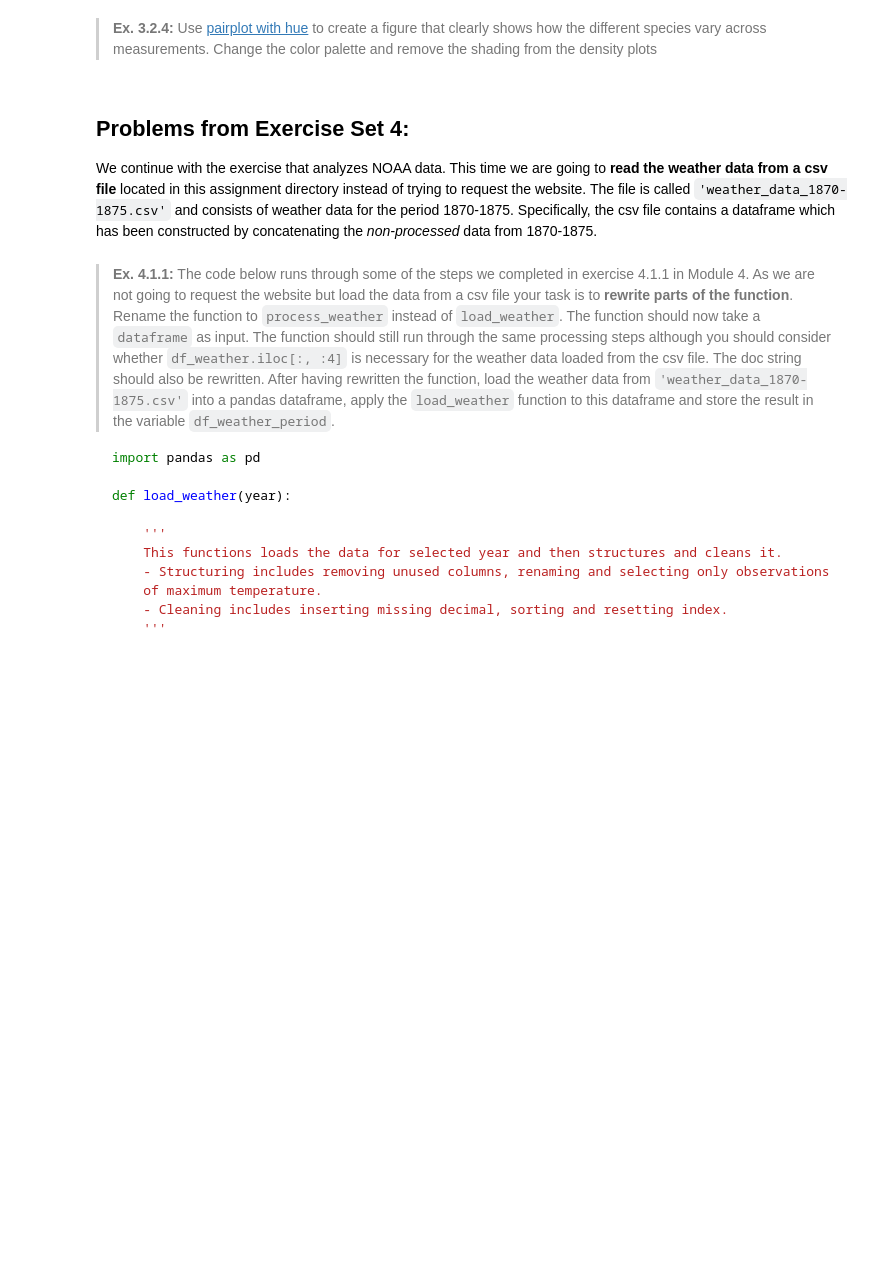
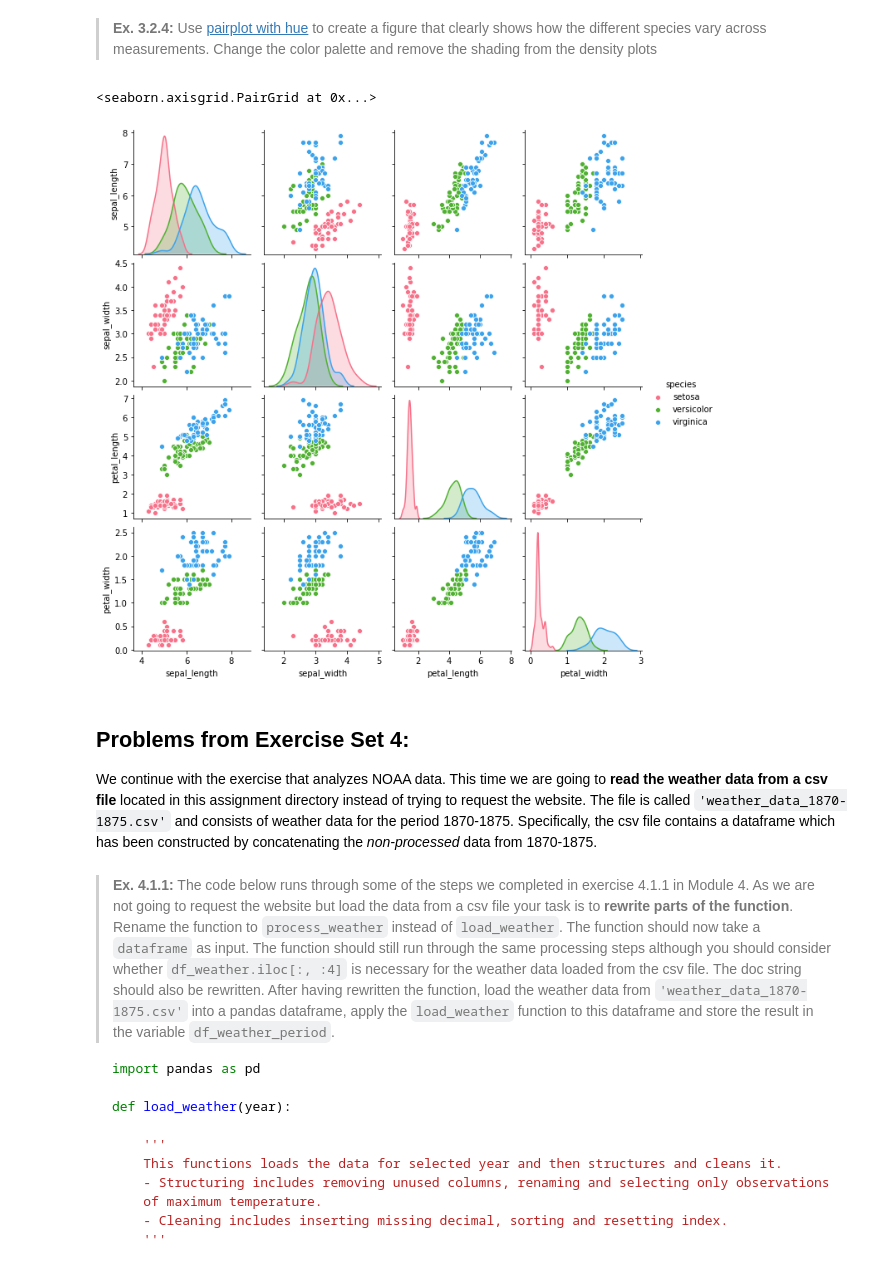
Before and after one commit to annalundsoe/SocialDataScience, a Jupyter notebook: assignment_1.ipynb, the cells around one changed output. Saved outputs shown, nothing was run; the diff lists cells and outputs as text; code cells hidden in the pictures; blank space fills up the shorter version.

```diff
--- a/assignment_1.ipynb
+++ b/assignment_1.ipynb
@@ -49,3 +137,10 @@ raise NotImplementedError()
+# %%
+# YOUR CODE HERE
+
+sns.pairplot(iris, height=2.3, hue='species', palette='husl')
+# %% [output]
+<seaborn.axisgrid.PairGrid at 0x...>
+[figure, added]
 # %% [markdown]
 ## Problems from Exercise Set 4:
 
```
Also changed, not shown: parts of 7 cells of this notebook, 3 other files.
